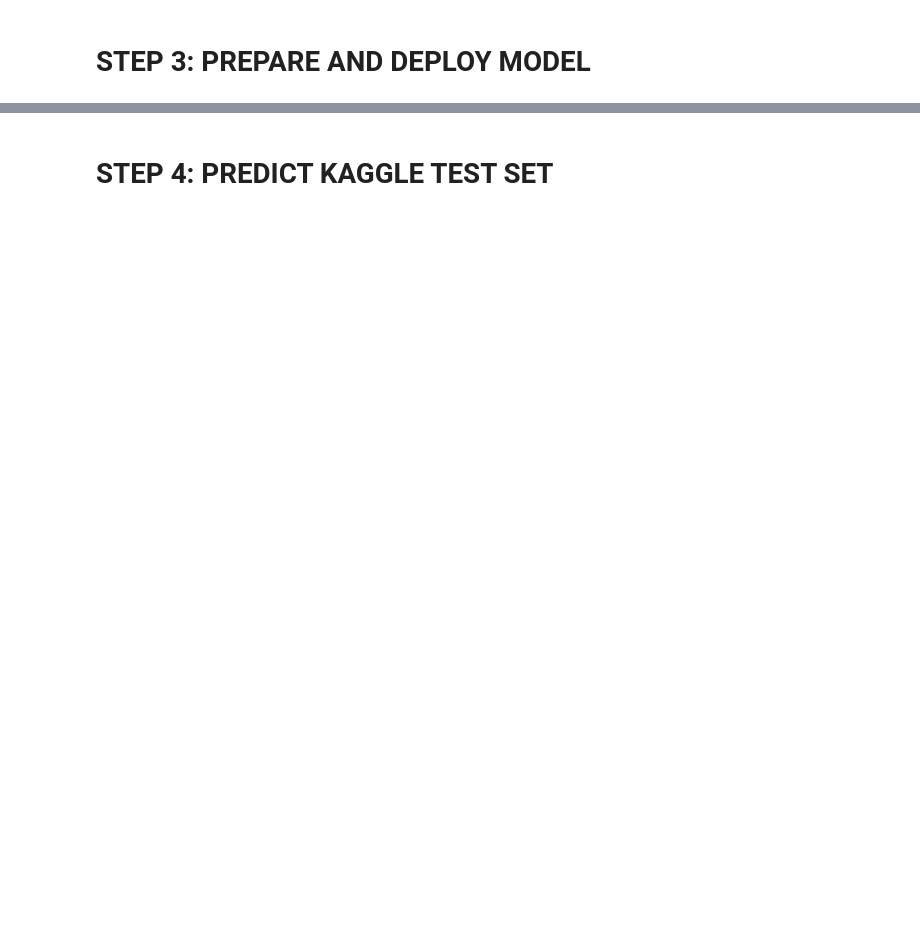
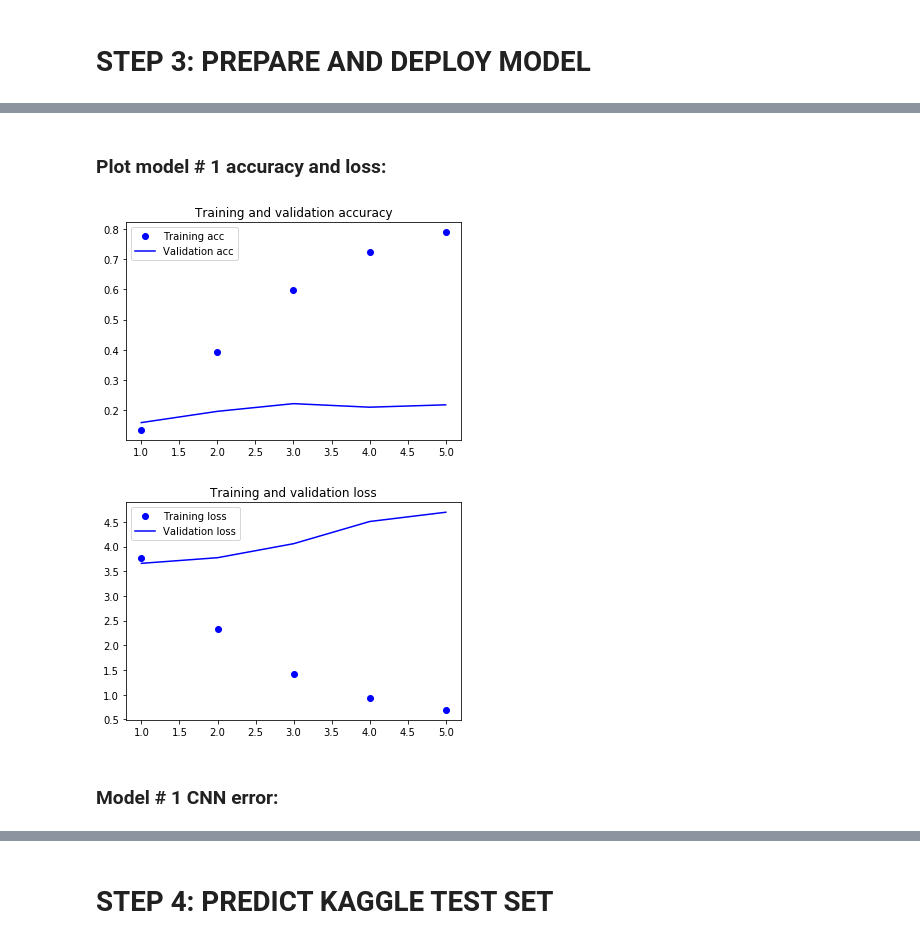
Before and after one commit to gelidely/dog-breeds, a Jupyter notebook: dog_breeds.ipynb, the cells around one changed output, grey strips where cells are left out. Saved outputs shown, nothing was run; the diff lists cells and outputs as text; code cells hidden in the pictures; blank space fills up the shorter version.

```diff
--- a/dog_breeds.ipynb
+++ b/dog_breeds.ipynb
@@ -48 +60,4 @@ display(labels.iloc[np.r_[0:5, -5:0]])
+# %%
+# target image size (width and height)
+w, h = 96, 96
 # %% [markdown]
@@ -322,3 +264,0 @@ _________________________________________________________________
-# %%
-with tf.device('/gpu:0'):
-    logs = model.fit_generator(train_gen, steps_per_epoch=50, epochs=32, validation_data=validate_gen, validation_steps=50)
@@ -463,0 +268,9 @@ prediction_matrix.to_csv("dog_breeds_predictions.csv", index=False)
+# %%
+# normalize image pixel data
+train_set = im.ImageDataGenerator(rescale=1/255)
+validate_set = im.ImageDataGenerator(rescale=1/255)
+test_set = im.ImageDataGenerator(rescale=1/255)
+
+train_gen = train_set.flow_from_directory('train', batch_size=100, target_size=(w,h), class_mode='categorical')
+validate_gen = train_set.flow_from_directory('validate', batch_size=50, target_size=(w,h), class_mode='categorical')
+test_gen = train_set.flow_from_directory('test', batch_size=1, target_size=(w,h), class_mode=None, shuffle=False)
@@ -463,0 +354,9 @@ prediction_matrix.to_csv("dog_breeds_predictions.csv", index=False)
+# %%
+time0 = time()
+
+# make sure we use our GPU
+with tf.device('/gpu:0'):
+    logs_1 = model_1.fit_generator(train_gen, steps_per_epoch=1500, epochs=5, validation_data=validate_gen, validation_steps=50)
+
+print('Time elapsed:', time() - time0)
+Beep(500,500)  # beep when done
@@ -463,0 +375,23 @@ prediction_matrix.to_csv("dog_breeds_predictions.csv", index=False)
+# %% [markdown]
+### Plot model # 1 accuracy and loss:
+# %%
+acc = logs_1.history['acc']
+val_acc = logs_1.history['val_acc']
+loss = logs_1.history['loss']
+val_loss = logs_1.history['val_loss']
+epochs = range(1, len(acc) + 1)
+plt.plot(epochs, acc, 'bo', label='Training acc')
+plt.plot(epochs, val_acc, 'b', label='Validation acc')
+plt.title('Training and validation accuracy')
+plt.legend()
+plt.figure()
+plt.plot(epochs, loss, 'bo', label='Training loss')
+plt.plot(epochs, val_loss, 'b', label='Validation loss')
+plt.title('Training and validation loss')
+plt.legend()
+plt.show()
+# %% [output]
+[figure, added]
+[figure, added]
+# %% [markdown]
+### Model # 1 CNN error:
```
Also changed, not shown: parts of 71 cells of this notebook.
